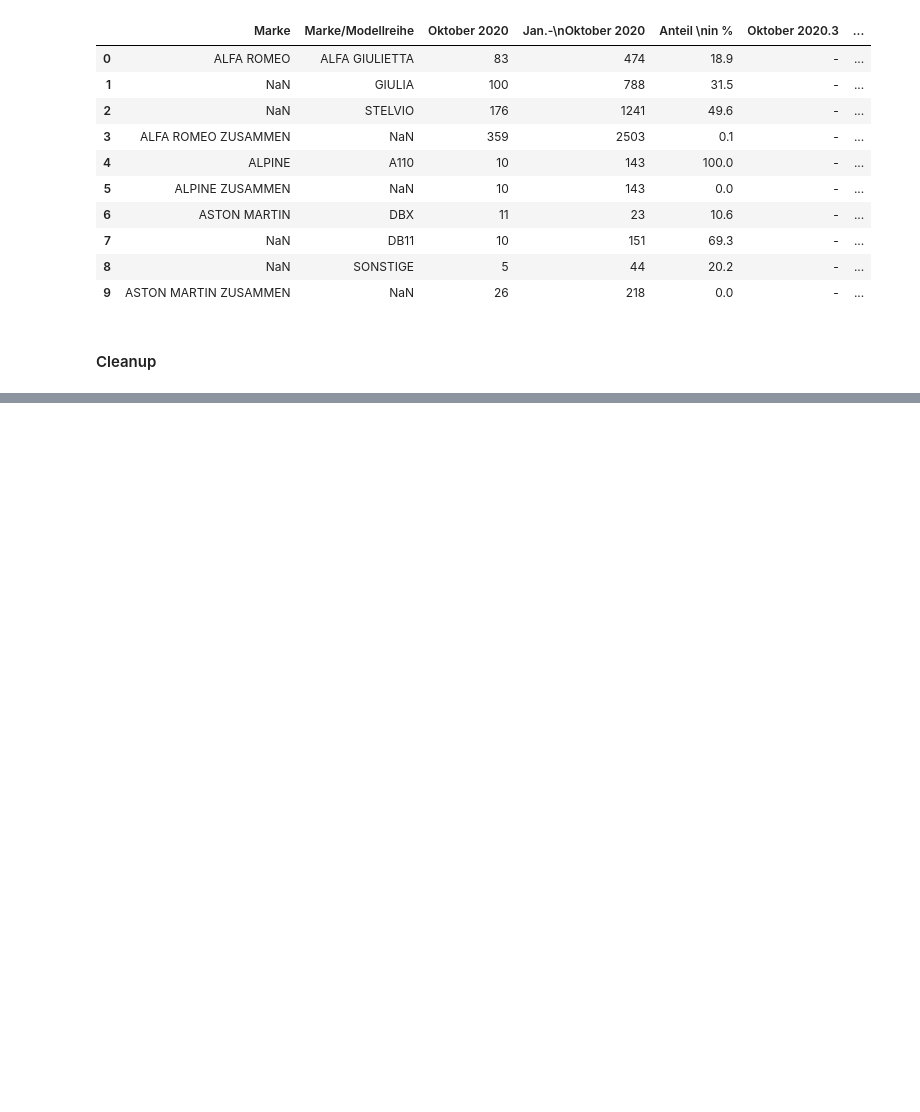
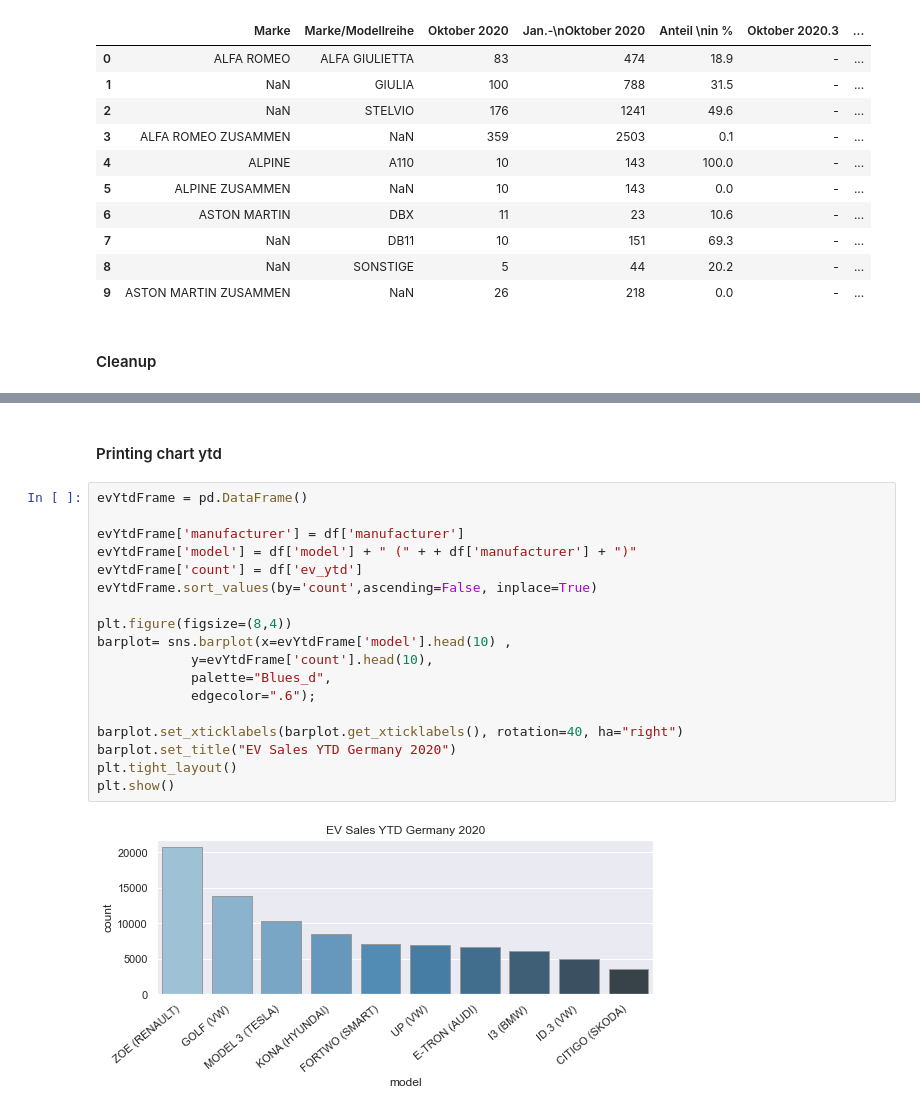
Before and after one commit to whereIsMyDipp/notebook-misc, a Jupyter notebook: kba.ipynb, the cells around one changed output, grey strips where cells are left out. Saved outputs shown, nothing was run; the diff lists cells and outputs as text; blank space fills up the shorter version.

```diff
--- a/kba.ipynb
+++ b/kba.ipynb
@@ -70,0 +84,22 @@ df.head(20)
+# %% [markdown]
+#### Printing chart ytd
+# %%
+evYtdFrame = pd.DataFrame()
+
+evYtdFrame['manufacturer'] = df['manufacturer']
+evYtdFrame['model'] = df['model'] + " (" + + df['manufacturer'] + ")"
+evYtdFrame['count'] = df['ev_ytd']
+evYtdFrame.sort_values(by='count',ascending=False, inplace=True)
+
+plt.figure(figsize=(8,4))
+barplot= sns.barplot(x=evYtdFrame['model'].head(10) ,
+            y=evYtdFrame['count'].head(10),
+            palette="Blues_d",
+            edgecolor=".6");
+
+barplot.set_xticklabels(barplot.get_xticklabels(), rotation=40, ha="right")
+barplot.set_title("EV Sales YTD Germany 2020")
+plt.tight_layout()
+plt.show()
+# %% [output]
+[figure, added]
```
Also changed, not shown: parts of 6 cells of this notebook.
